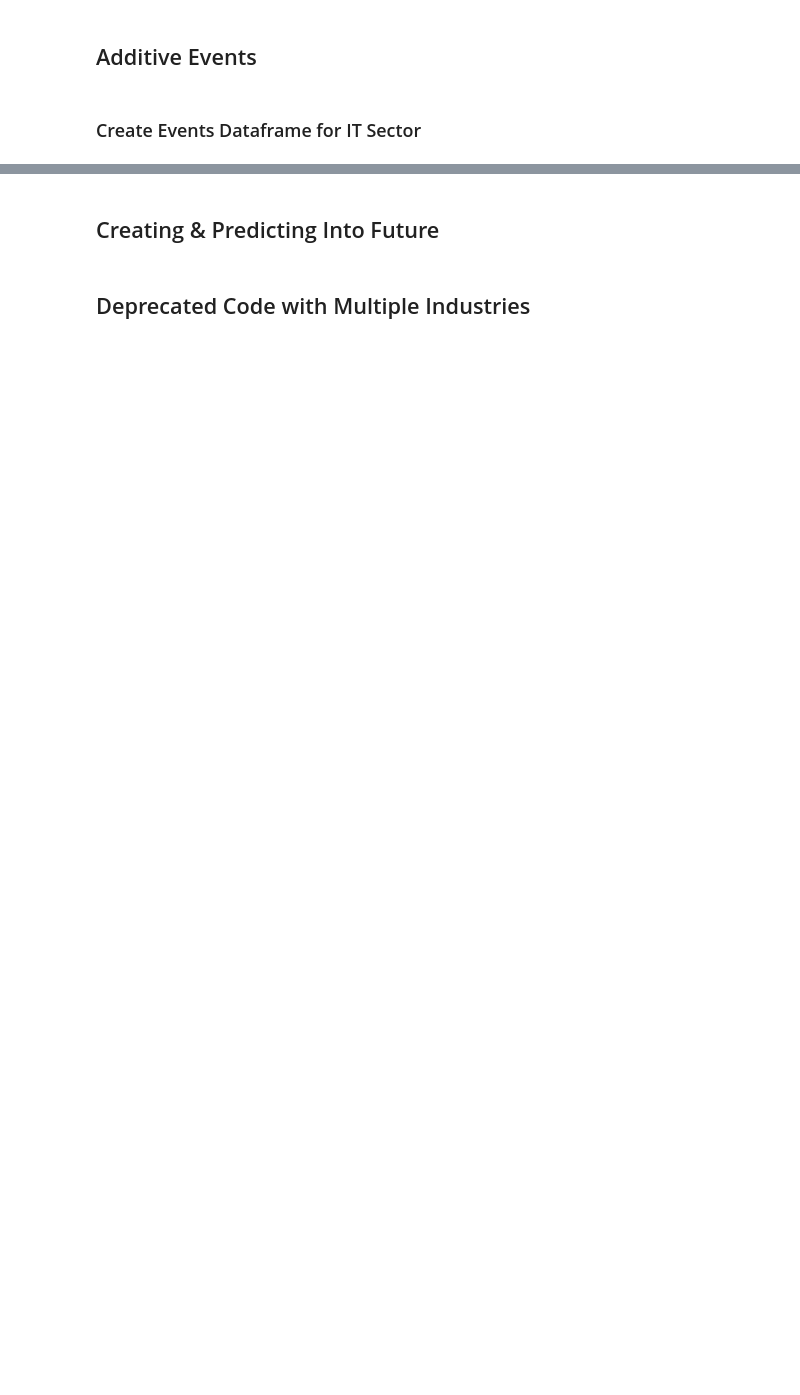
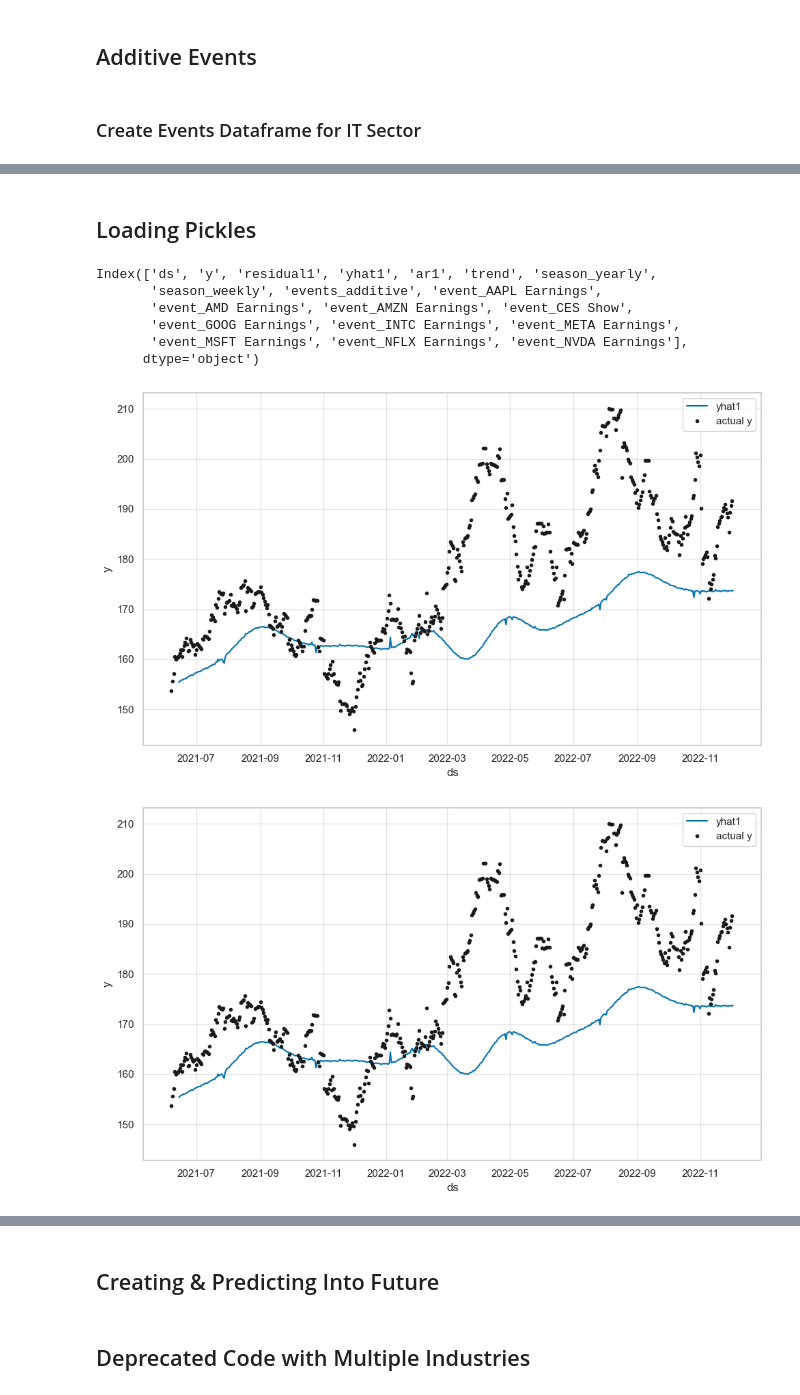
Before and after one commit to sunnydigital/ptsa-f22, a Jupyter notebook: model/model.ipynb, the cells around one changed output, grey strips where cells are left out. Cells and saved outputs as stored; diff of their text form; code cells hidden in the pictures; blank space fills up the shorter version.

```diff
--- a/model/model.ipynb
+++ b/model/model.ipynb
@@ -357,0 +608,33 @@ for symbol in train.columns:
+# %% [markdown]
+## Loading Pickles
+# %%
+SYMBOL = 'JKHY'
+IS_ADDITIVE = True
+
+additive = '_additive' if IS_ADDITIVE else ''
+additive_name = 'added_' if IS_ADDITIVE else ''
+
+MODEL_PATH = f'../model/model_pickles{additive}/{SYMBOL}_{additive_name}model.pickle'
+METRICS_PATH = f'../model/model_metrics{additive}/{SYMBOL}_{additive_name}metric.pickle'
+# %%
+model = pickle.load(open(MODEL_PATH, 'rb'))
+metrics = pickle.load(open(METRICS_PATH, 'rb'))
+# %%
+test_inp = test[[SYMBOL, 'ds']].rename(columns={SYMBOL: 'y'})
+historical_test_df = test_inp if not IS_ADDITIVE else model.create_df_with_events(test_inp, events_df)
+future = model.make_future_dataframe(df=historical_test_df, periods=365, n_historic_predictions=len(historical_test_df))
+
+forecast = model.predict(df=future)
+forecast.columns
+# %% [output]
+Index(['ds', 'y', 'residual1', 'yhat1', 'ar1', 'trend', 'season_yearly',
+       'season_weekly', 'events_additive', 'event_AAPL Earnings',
+       'event_AMD Earnings', 'event_AMZN Earnings', 'event_CES Show',
+       'event_GOOG Earnings', 'event_INTC Earnings', 'event_META Earnings',
+       'event_MSFT Earnings', 'event_NFLX Earnings', 'event_NVDA Earnings'],
+      dtype='object')
+# %%
+model.plot(forecast)
+# %% [output]
+[figure, added]
+[figure, added]
```
Also changed, not shown: parts of 16 cells of this notebook, 3 other files.
